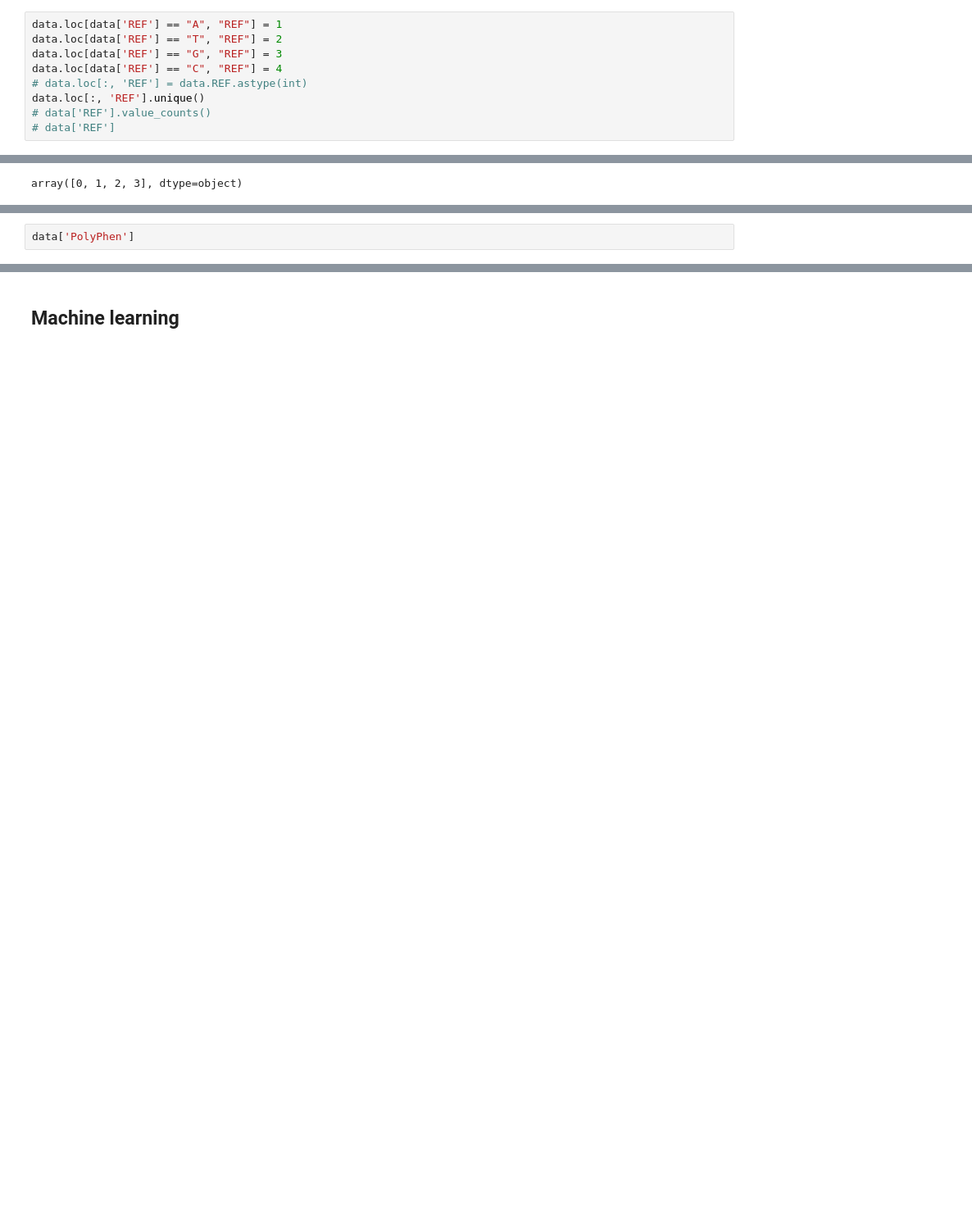
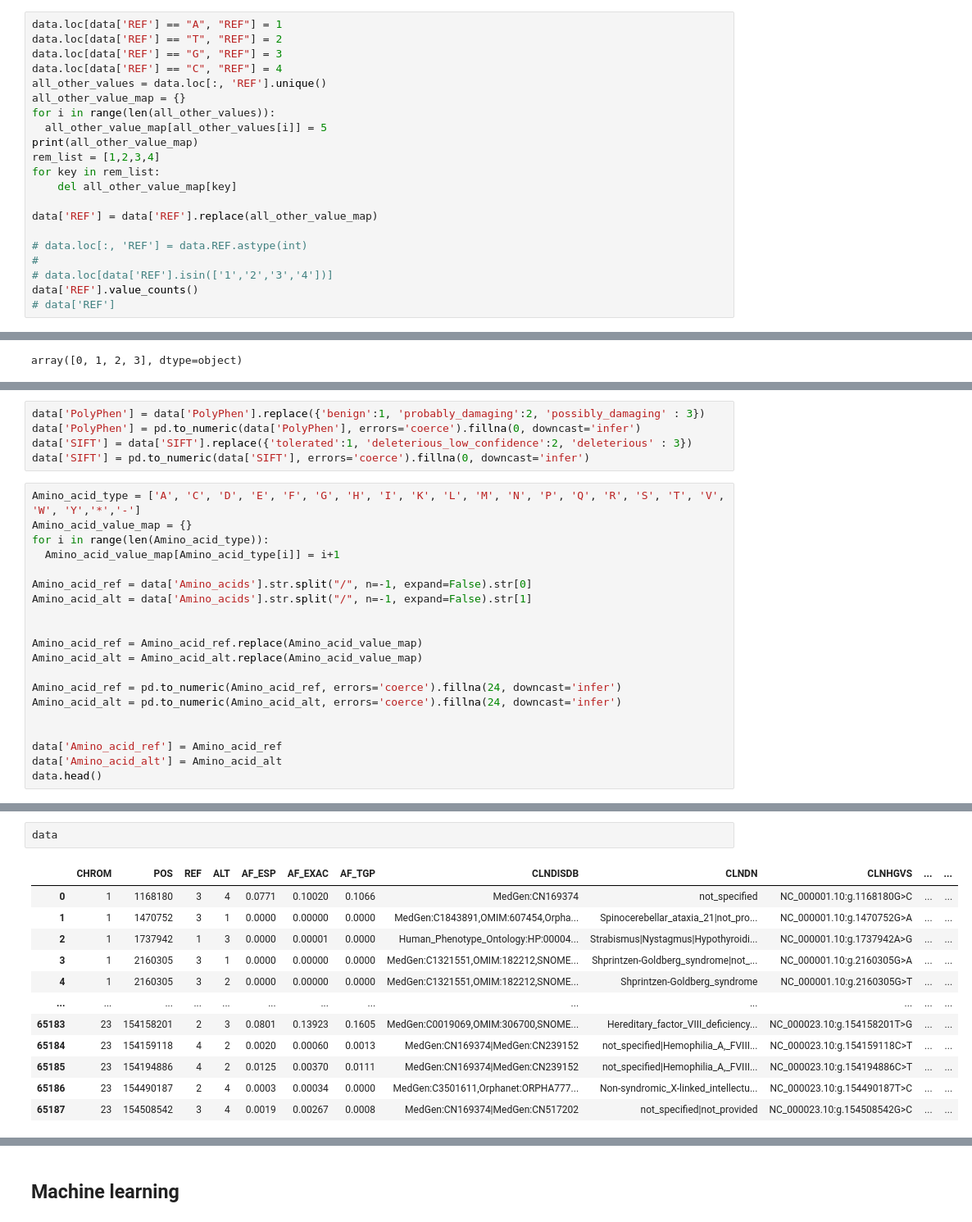
Before and after one commit to DataScience4Health-Fall2022/termproject-baymax, a Jupyter notebook: main.ipynb, the cells around one changed output, grey strips where cells are left out. Shown: that part at 82% size. Cells and saved outputs as stored; diff of their text form; blank space fills up the shorter version.

Commit message:
Neel Columns : Chromosome,ALT,REF,ALT_AA,REF_AA,SIFT,PolyPhen,Machine learning models

```diff
--- a/main.ipynb
+++ b/main.ipynb
@@ -498,8 +515,20 @@ data.loc[data['REF'] == "A", "REF"] = 1
 data.loc[data['REF'] == "T", "REF"] = 2
 data.loc[data['REF'] == "G", "REF"] = 3
 data.loc[data['REF'] == "C", "REF"] = 4
+all_other_values = data.loc[:, 'REF'].unique()
+all_other_value_map = {}
+for i in range(len(all_other_values)):
+  all_other_value_map[all_other_values[i]] = 5
+print(all_other_value_map)
+rem_list = [1,2,3,4]
+for key in rem_list:
+    del all_other_value_map[key]
+
+data['REF'] = data['REF'].replace(all_other_value_map)
+
 # data.loc[:, 'REF'] = data.REF.astype(int)
-data.loc[:, 'REF'].unique()
-# data['REF'].value_counts()
+#
+# data.loc[data['REF'].isin(['1','2','3','4'])]
+data['REF'].value_counts()
 # data['REF']
 # %% [output]
@@ -559,0 +621,25 @@ data['PolyPhen'] = data['PolyPhen'].replace({'benign':1, 'probably_damaging':2,
+# %%
+data['PolyPhen'] = data['PolyPhen'].replace({'benign':1, 'probably_damaging':2, 'possibly_damaging' : 3})
+data['PolyPhen'] = pd.to_numeric(data['PolyPhen'], errors='coerce').fillna(0, downcast='infer')
+data['SIFT'] = data['SIFT'].replace({'tolerated':1, 'deleterious_low_confidence':2, 'deleterious' : 3})
+data['SIFT'] = pd.to_numeric(data['SIFT'], errors='coerce').fillna(0, downcast='infer')
+# %%
+Amino_acid_type = ['A', 'C', 'D', 'E', 'F', 'G', 'H', 'I', 'K', 'L', 'M', 'N', 'P', 'Q', 'R', 'S', 'T', 'V', 'W', 'Y','*','-']
+Amino_acid_value_map = {}
+for i in range(len(Amino_acid_type)):
+  Amino_acid_value_map[Amino_acid_type[i]] = i+1
+
+Amino_acid_ref = data['Amino_acids'].str.split("/", n=-1, expand=False).str[0]
+Amino_acid_alt = data['Amino_acids'].str.split("/", n=-1, expand=False).str[1]
+
+
+Amino_acid_ref = Amino_acid_ref.replace(Amino_acid_value_map)
+Amino_acid_alt = Amino_acid_alt.replace(Amino_acid_value_map)
+
+Amino_acid_ref = pd.to_numeric(Amino_acid_ref, errors='coerce').fillna(24, downcast='infer')
+Amino_acid_alt = pd.to_numeric(Amino_acid_alt, errors='coerce').fillna(24, downcast='infer')
+
+
+data['Amino_acid_ref'] = Amino_acid_ref
+data['Amino_acid_alt'] = Amino_acid_alt
+data.head()
@@ -560,3 +654,15 @@ data['PolyPhen'] = data['PolyPhen'].replace({'benign':1, 'probably_damaging':2,
 # %%
-data['PolyPhen']
+data
 # %% [output]
+|  | CHROM | POS | REF | ALT | AF_ESP | AF_EXAC | AF_TGP | CLNDISDB | CLNDN | CLNHGVS | ... | ... |
+| 0 | 1 | 1168180 | 3 | 4 | 0.0771 | 0.10020 | 0.1066 | MedGen:CN169374 | not_specified | NC_000001.10:g.1168180G>C | ... | ... |
+| 1 | 1 | 1470752 | 3 | 1 | 0.0000 | 0.00000 | 0.0000 | MedGen:C1843891,OMIM:607454,Orpha... | Spinocerebellar_ataxia_21|not_pro... | NC_000001.10:g.1470752G>A | ... | ... |
+| 2 | 1 | 1737942 | 1 | 3 | 0.0000 | 0.00001 | 0.0000 | Human_Phenotype_Ontology:HP:00004... | Strabismus|Nystagmus|Hypothyroidi... | NC_000001.10:g.1737942A>G | ... | ... |
+| 3 | 1 | 2160305 | 3 | 1 | 0.0000 | 0.00000 | 0.0000 | MedGen:C1321551,OMIM:182212,SNOME... | Shprintzen-Goldberg_syndrome|not_... | NC_000001.10:g.2160305G>A | ... | ... |
+| 4 | 1 | 2160305 | 3 | 2 | 0.0000 | 0.00000 | 0.0000 | MedGen:C1321551,OMIM:182212,SNOME... | Shprintzen-Goldberg_syndrome | NC_000001.10:g.2160305G>T | ... | ... |
+| ... | ... | ... | ... | ... | ... | ... | ... | ... | ... | ... | ... | ... |
+| 65183 | 23 | 154158201 | 2 | 3 | 0.0801 | 0.13923 | 0.1605 | MedGen:C0019069,OMIM:306700,SNOME... | Hereditary_factor_VIII_deficiency... | NC_000023.10:g.154158201T>G | ... | ... |
+| 65184 | 23 | 154159118 | 4 | 2 | 0.0020 | 0.00060 | 0.0013 | MedGen:CN169374|MedGen:CN239152 | not_specified|Hemophilia_A,_FVIII... | NC_000023.10:g.154159118C>T | ... | ... |
+| 65185 | 23 | 154194886 | 4 | 2 | 0.0125 | 0.00370 | 0.0111 | MedGen:CN169374|MedGen:CN239152 | not_specified|Hemophilia_A,_FVIII... | NC_000023.10:g.154194886C>T | ... | ... |
+| 65186 | 23 | 154490187 | 2 | 4 | 0.0003 | 0.00034 | 0.0000 | MedGen:C3501611,Orphanet:ORPHA777... | Non-syndromic_X-linked_intellectu... | NC_000023.10:g.154490187T>C | ... | ... |
+| 65187 | 23 | 154508542 | 3 | 4 | 0.0019 | 0.00267 | 0.0008 | MedGen:CN169374|MedGen:CN517202 | not_specified|not_provided | NC_000023.10:g.154508542G>C | ... | ... |
```
Also changed, not shown: parts of 12 cells of this notebook.
